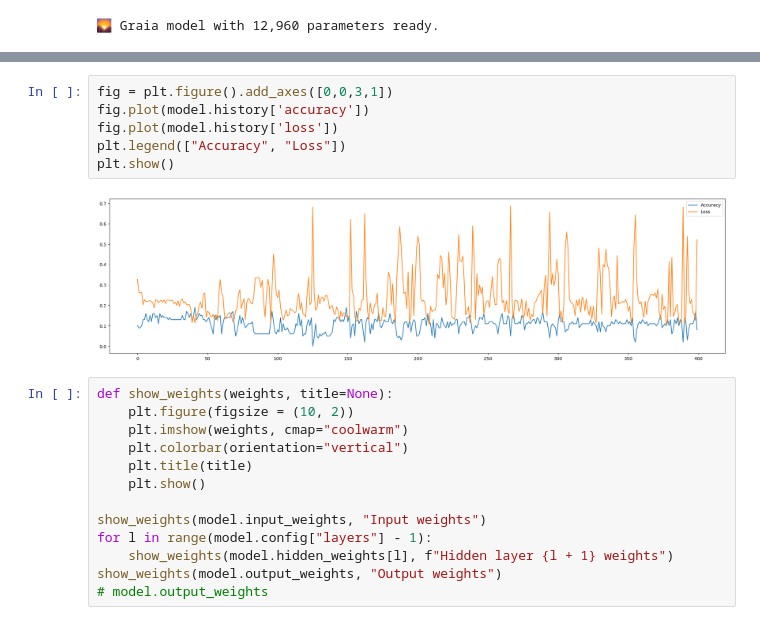
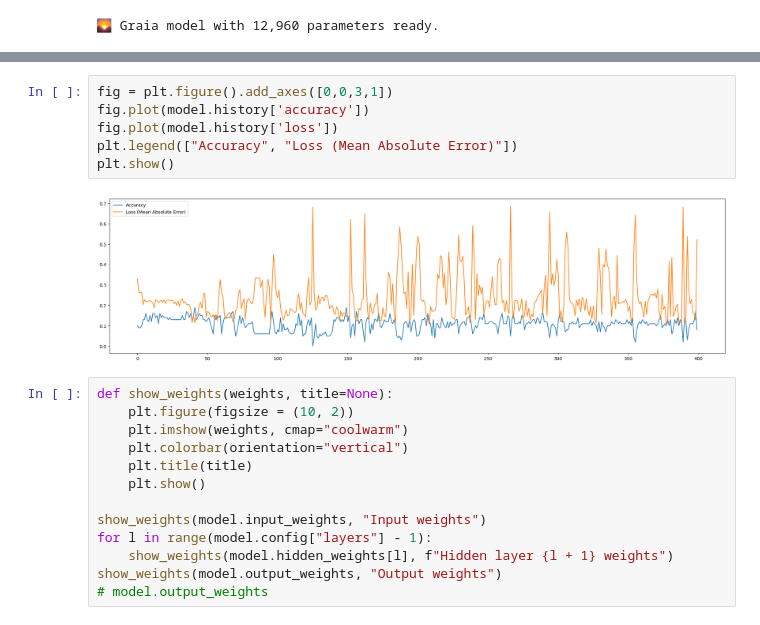
Before and after one commit to laurentpayot/graia, a Jupyter notebook: Graia_digits.ipynb, the cells around one changed output, grey strips where cells are left out. Cells and saved outputs as stored; diff of their text form.

```diff
--- a/Graia_digits.ipynb
+++ b/Graia_digits.ipynb
@@ -48,11 +48,11 @@ Epoch 400/400   ▕████████████▏   accuracy 8.000%
 # %%
 fig = plt.figure().add_axes([0,0,3,1])
 fig.plot(model.history['accuracy'])
 fig.plot(model.history['loss'])
-plt.legend(["Accuracy", "Loss"])
+plt.legend(["Accuracy", "Loss (Mean Absolute Error)"])
 plt.show()
 # %% [output]
-[figure, old version]
+[figure, new version]
 # %%
 def show_weights(weights, title=None):
     plt.figure(figsize = (10, 2))
```
Also changed, not shown: parts of 2 cells of this notebook, 1 other file.
